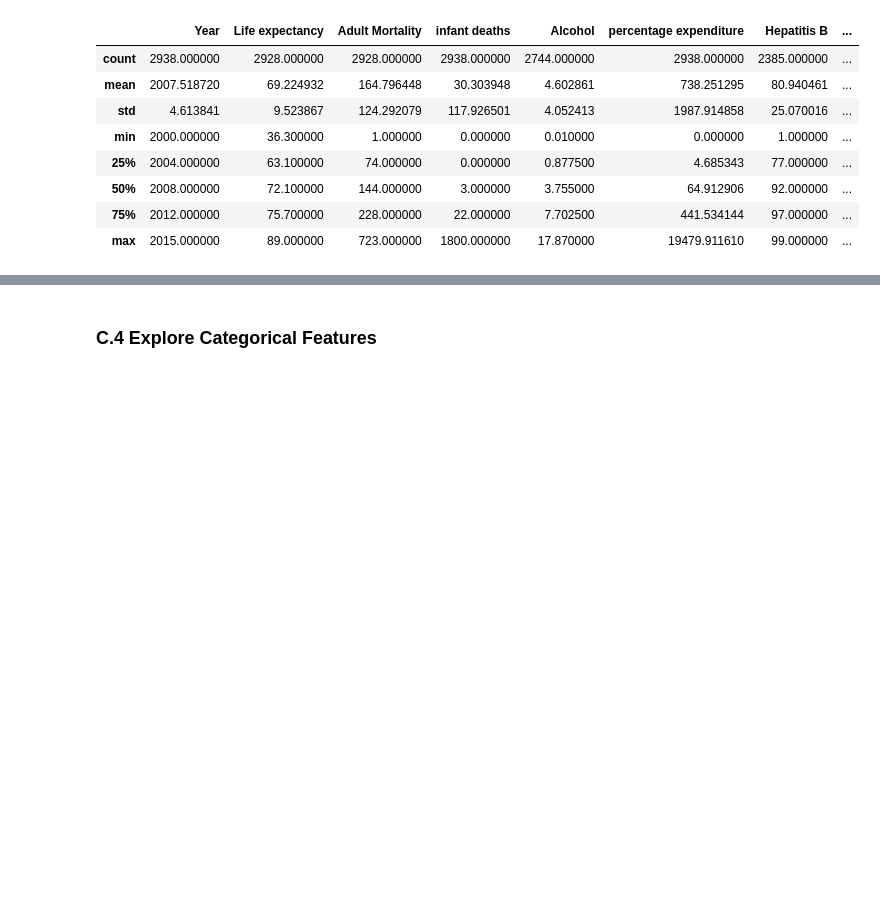
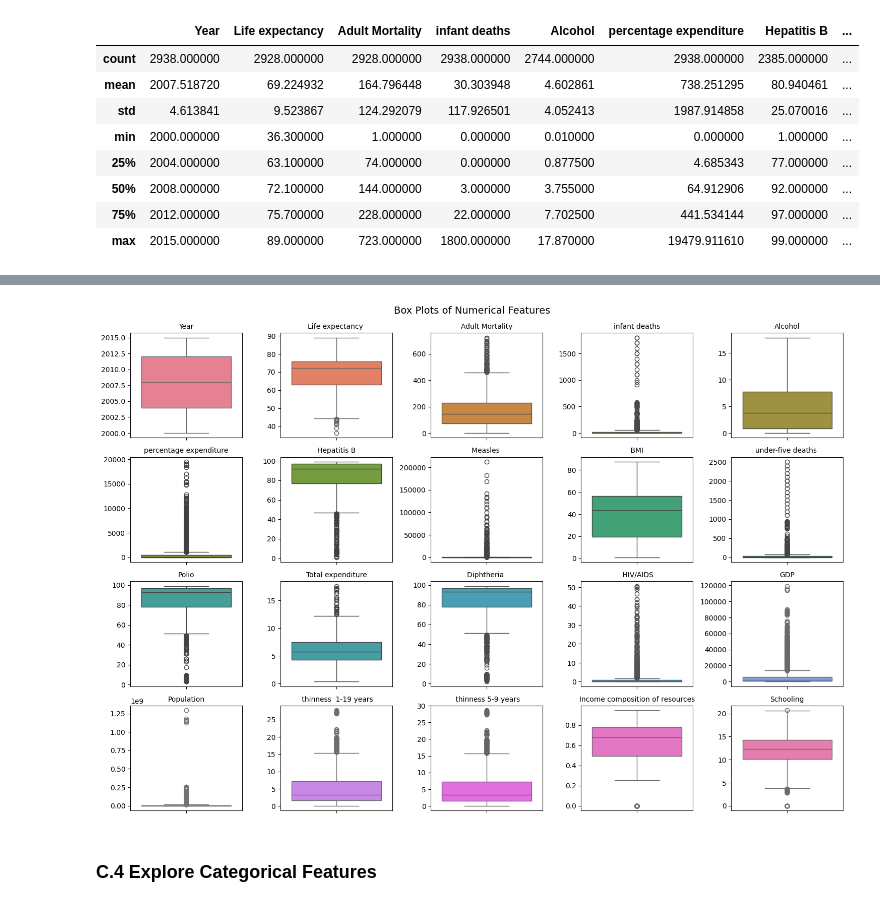
Before and after one commit to SonuRathore10/Stats_Model, a Jupyter notebook: notebooks/main.ipynb, the cells around one changed output, grey strips where cells are left out. Drawn from its saved outputs; the diff is of its cells as text; code cells hidden in the pictures; blank space fills up the shorter version.

```diff
--- a/notebooks/main.ipynb
+++ b/notebooks/main.ipynb
@@ -98,0 +160,17 @@ training_df.describe(include= 'number')
+# %%
+# Check for outliers in numerical columns using the IQR method
+
+outlier_summary = {}
+
+for col in numerical_cols:
+    Q1 = training_df[col].quantile(0.25)
+    Q3 = training_df[col].quantile(0.75)
+    IQR = Q3 - Q1
+    lower_bound = Q1 - 1.5 * IQR
+    upper_bound = Q3 + 1.5 * IQR
+    outliers = training_df[(training_df[col] < lower_bound) | (training_df[col] > upper_bound)]
+    outlier_summary[col] = outliers.shape[0]
+
+# Convert to Series for sorting and display
+outlier_summary = pd.Series(outlier_summary)
+outlier_summary.sort_values(ascending=False)
@@ -99,3 +195,27 @@ training_df.describe(include= 'number')
+# %%
+# Box plots for all numerical columns to visualize outliers using subplots
+# Reduced size, improved layout, and different colors
+
+palette = sns.color_palette("husl", len(numerical_cols))  # Use a colorful palette
+
+num_cols = len(numerical_cols)
+cols = 5  # Number of plots per row
+rows = (num_cols // cols) + int(num_cols % cols > 0)
+
+plt.figure(figsize=(3 * cols, 2.5 * rows))  # Smaller individual plots
+
+for i, col in enumerate(numerical_cols):
+    plt.subplot(rows, cols, i + 1)
+    sns.boxplot(y=training_df[col], color=palette[i % len(palette)])
+    plt.title(col, fontsize=10)
+    plt.xlabel("")
+    plt.ylabel("")
+    plt.tight_layout(pad=1.0)
+
+plt.suptitle("Box Plots of Numerical Features", fontsize=14, y=1.02)
+plt.show()
+# %% [output]
+[figure, added]
 # %% [markdown]
 ### C.4 Explore Categorical Features
 # %%
```
Also changed, not shown: parts of 89 cells of this notebook.
